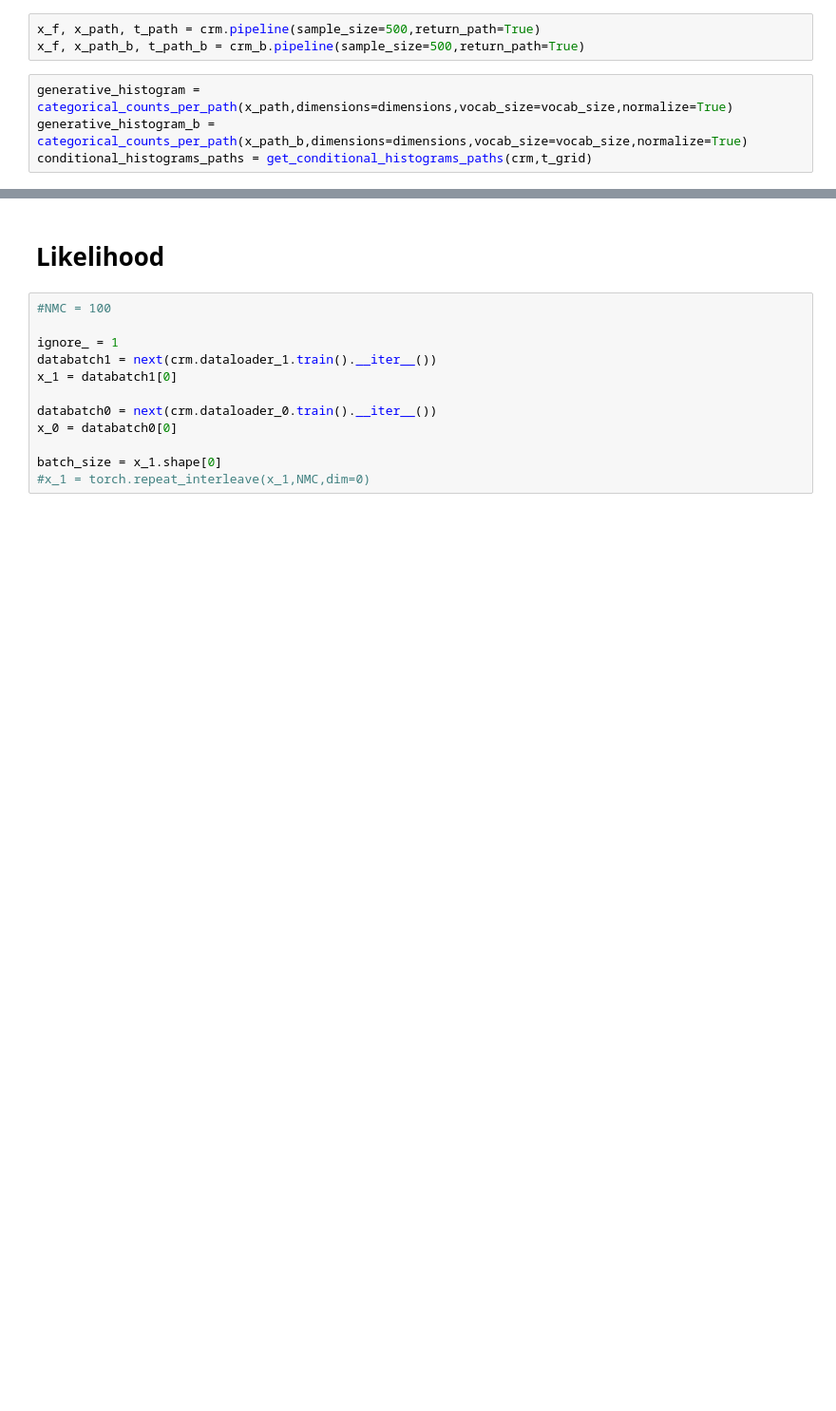
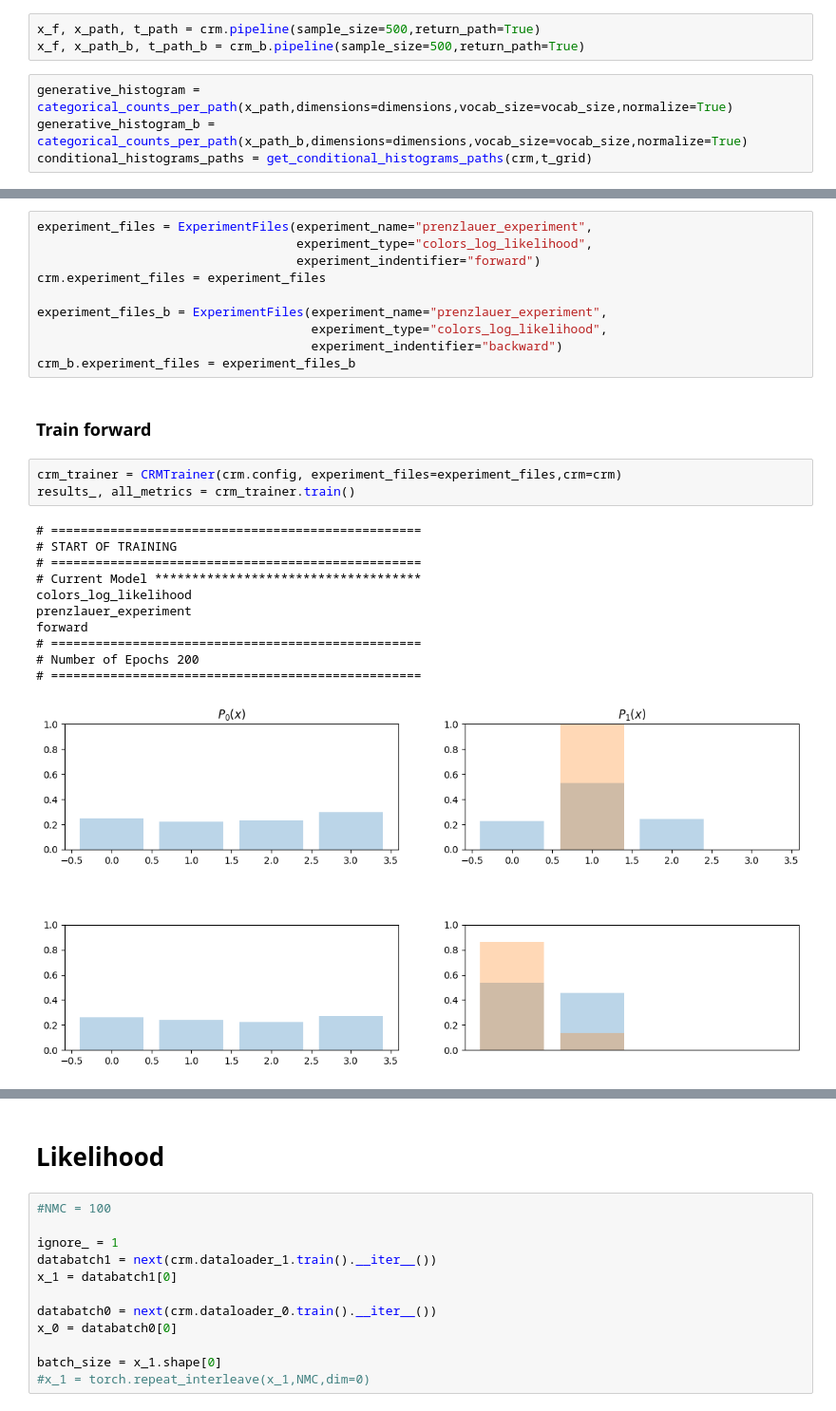
Before and after one commit to cesarali/conditional_rate_matching, a Jupyter notebook: notebooks/Models/CRM/LogLikelihood.ipynb, the cells around one changed output, grey strips where cells are left out. Shown at 95% size. Saved outputs shown, nothing was run; the diff lists cells and outputs as text; blank space fills up the shorter version.

Commit message:
log likelihood comparison

```diff
--- a/notebooks/Models/CRM/LogLikelihood.ipynb
+++ b/notebooks/Models/CRM/LogLikelihood.ipynb
@@ -102,0 +122,27 @@ array([ 0, 11, 22, 33, 44, 55, 66, 77, 88, 99])
+# %%
+experiment_files = ExperimentFiles(experiment_name="prenzlauer_experiment",
+                                   experiment_type="colors_log_likelihood",
+                                   experiment_indentifier="forward")
+crm.experiment_files = experiment_files
+
+experiment_files_b = ExperimentFiles(experiment_name="prenzlauer_experiment",
+                                     experiment_type="colors_log_likelihood",
+                                     experiment_indentifier="backward")
+crm_b.experiment_files = experiment_files_b
+# %% [markdown]
+### Train forward
+# %%
+crm_trainer = CRMTrainer(crm.config, experiment_files=experiment_files,crm=crm)
+results_, all_metrics = crm_trainer.train()
+# %% [output]
+# ==================================================
+# START OF TRAINING
+# ==================================================
+# Current Model ************************************
+colors_log_likelihood
+prenzlauer_experiment
+forward
+# ==================================================
+# Number of Epochs 200
+# ==================================================
+[figure, added]
```
Also changed, not shown: parts of 15 cells of this notebook, 4 other files.
